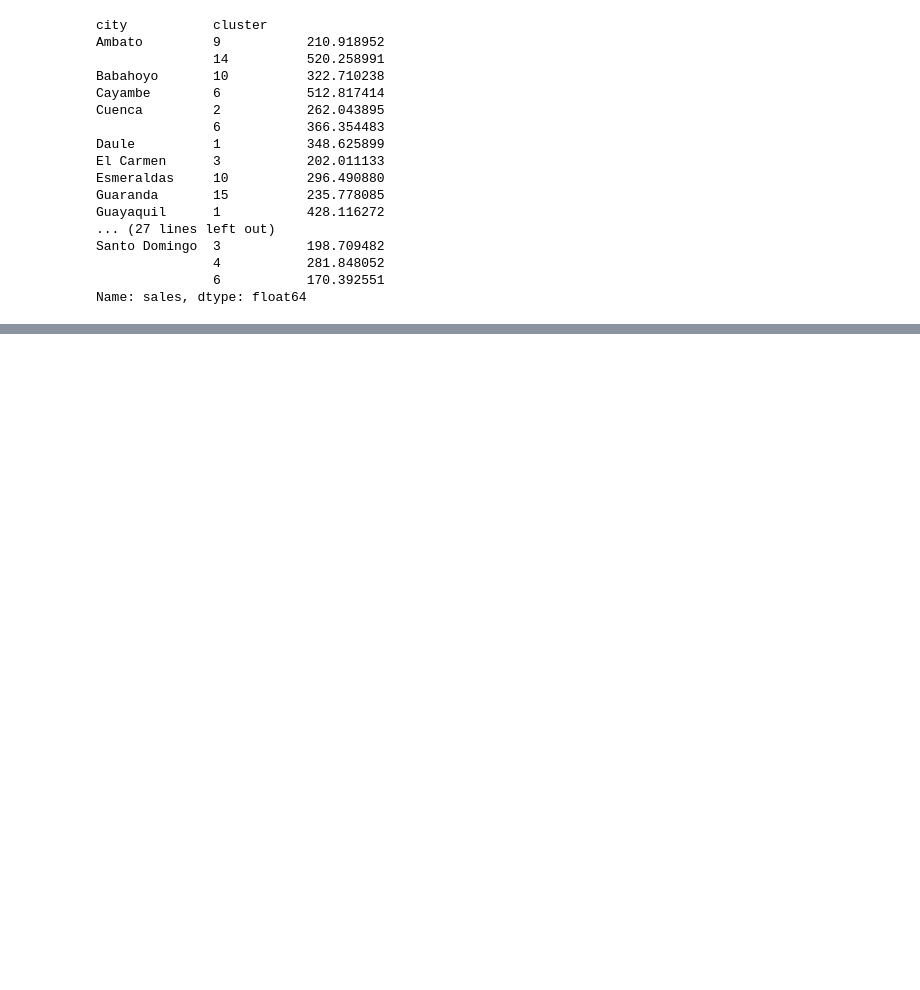
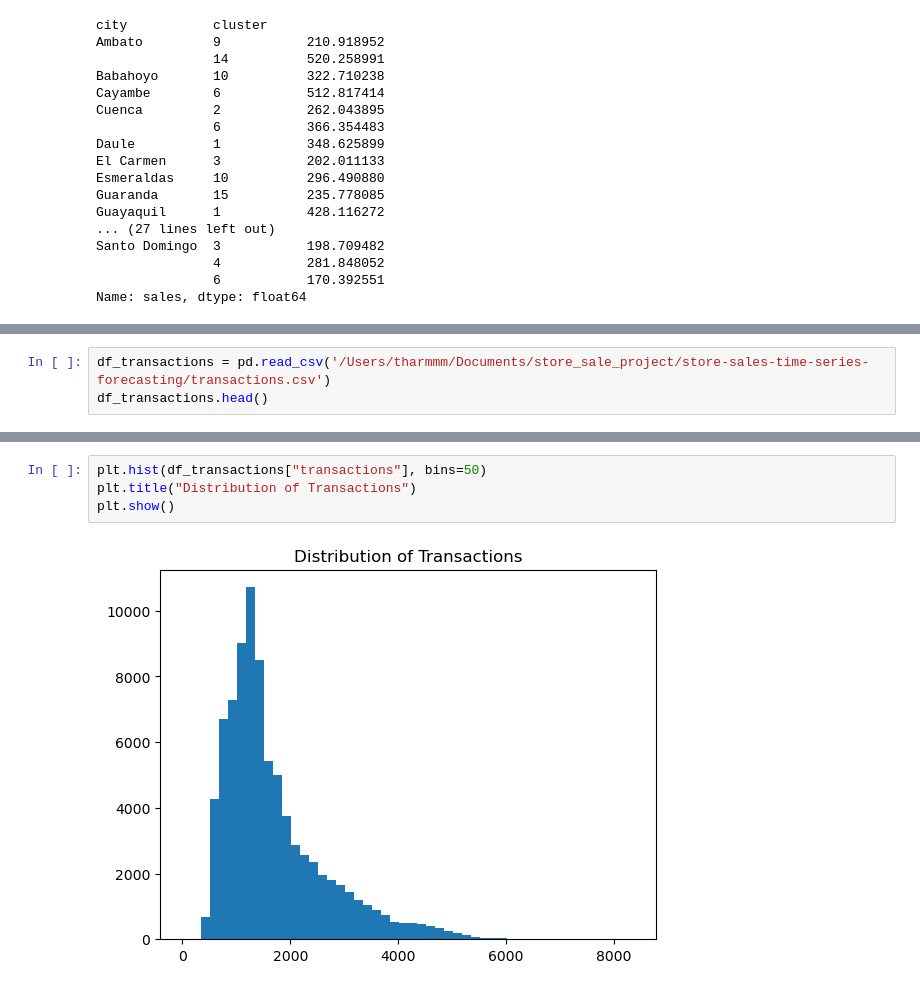
Before and after one commit to tharmpholsri/store-sales-forecasting, a Jupyter notebook: EDA.ipynb, the cells around one changed output, grey strips where cells are left out. Saved outputs shown, nothing was run; the diff lists cells and outputs as text; blank space fills up the shorter version.

```diff
--- a/EDA.ipynb
+++ b/EDA.ipynb
@@ -1254,0 +1366,3 @@ Name: sales, dtype: float64
+# %%
+df_transactions = pd.read_csv('/Users/tharmmm/Documents/store_sale_project/store-sales-time-series-forecasting/transactions.csv')
+df_transactions.head()
@@ -1254,0 +1393,6 @@ Name: sales, dtype: float64
+# %%
+plt.hist(df_transactions["transactions"], bins=50)
+plt.title("Distribution of Transactions")
+plt.show()
+# %% [output]
+[figure, added]
```
Also changed, not shown: parts of 26 cells of this notebook.
